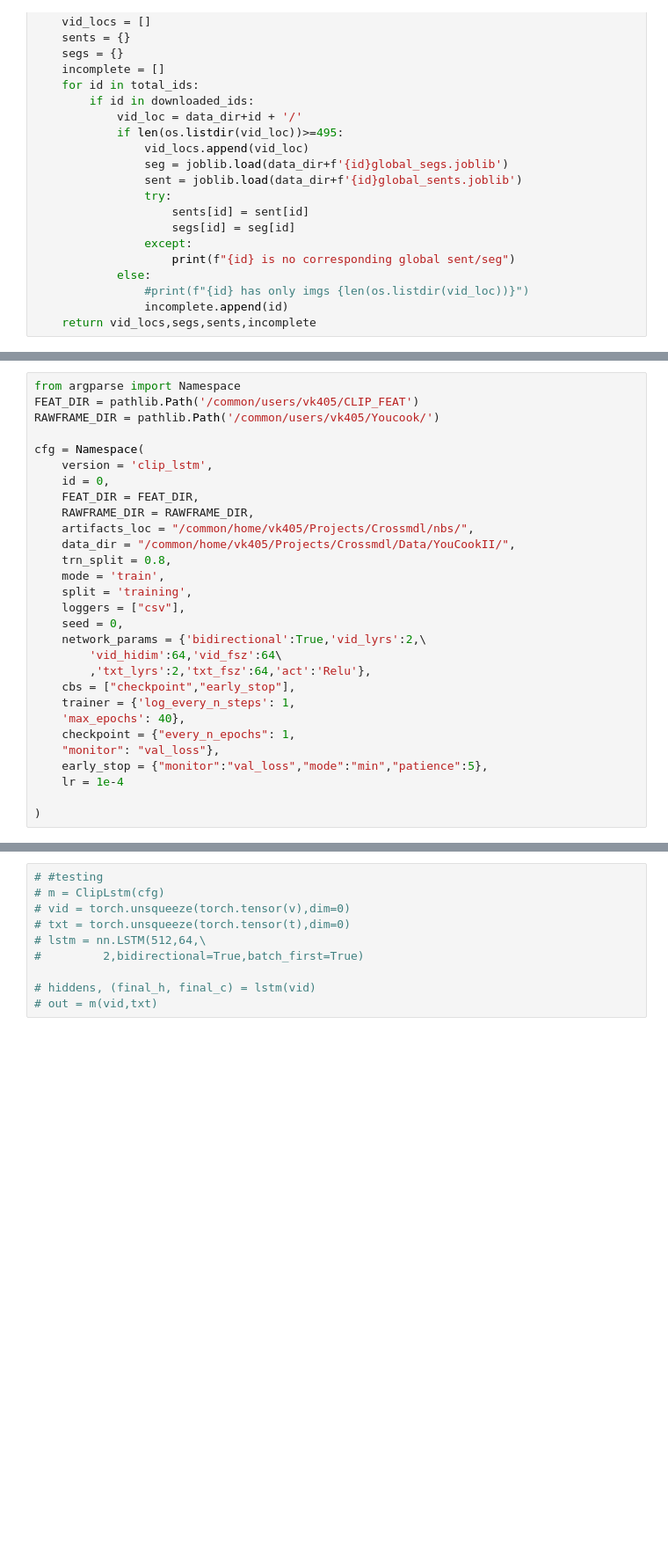
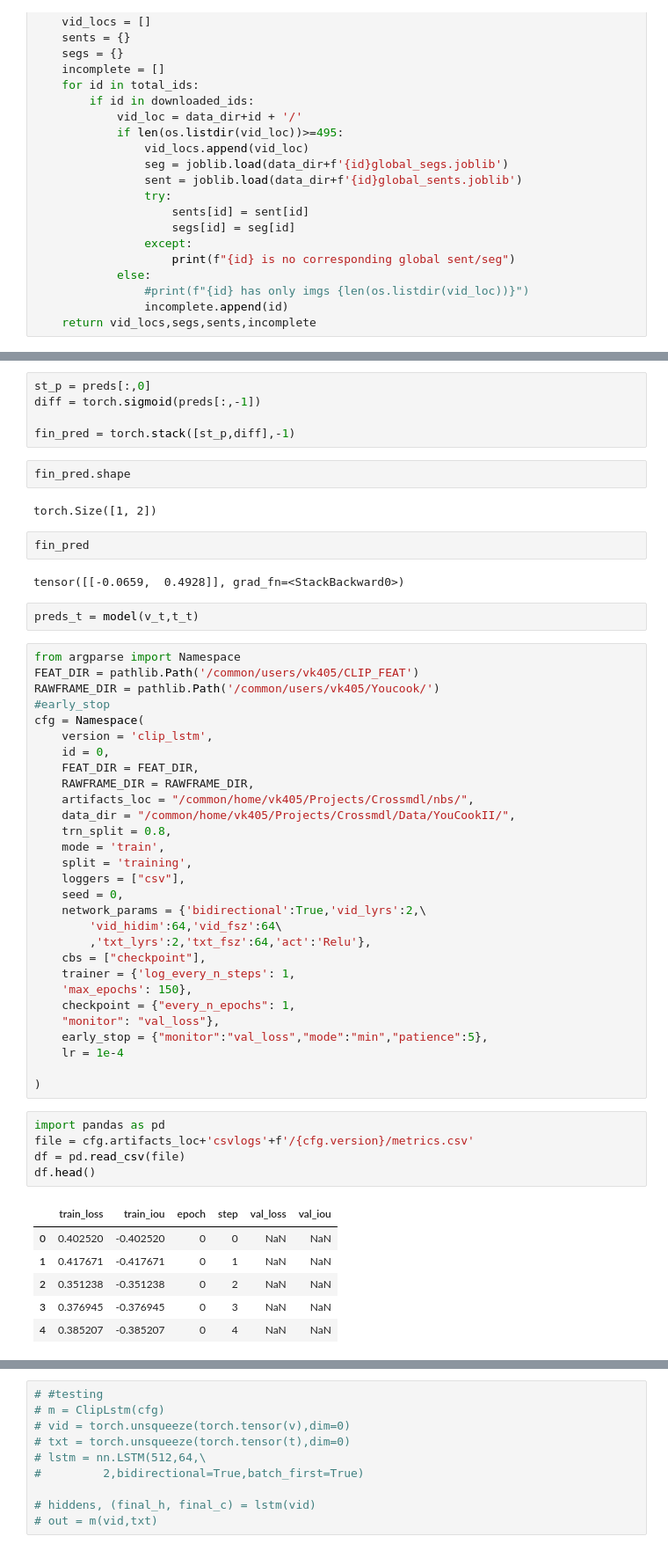
Before and after one commit to Crossmdl/Crossmdl, a Jupyter notebook: nbs/step-3_clipLstm.ipynb, the cells around one changed output, grey strips where cells are left out. Shown at 88% size. Drawn from its saved outputs; the diff is of its cells as text; blank space fills up the shorter version.

```diff
--- a/nbs/step-3_clipLstm.ipynb
+++ b/nbs/step-3_clipLstm.ipynb
@@ -314,8 +388,23 @@ class ClipLstm(pl.LightningModule):
+# %%
+st_p = preds[:,0]
+diff = torch.sigmoid(preds[:,-1])
+
+fin_pred = torch.stack([st_p,diff],-1)
+# %%
+fin_pred.shape
+# %% [output]
+torch.Size([1, 2])
+# %%
+fin_pred
+# %% [output]
+tensor([[-0.0659,  0.4928]], grad_fn=<StackBackward0>)
+# %%
+preds_t = model(v_t,t_t)
 # %%
 from argparse import Namespace
 FEAT_DIR = pathlib.Path('/common/users/vk405/CLIP_FEAT')
 RAWFRAME_DIR = pathlib.Path('/common/users/vk405/Youcook/')
-
+#early_stop
 cfg = Namespace(
     version = 'clip_lstm',
     id = 0,
@@ -331,12 +420,24 @@ cfg = Namespace(
     network_params = {'bidirectional':True,'vid_lyrs':2,\
         'vid_hidim':64,'vid_fsz':64\
         ,'txt_lyrs':2,'txt_fsz':64,'act':'Relu'},
-    cbs = ["checkpoint","early_stop"],
+    cbs = ["checkpoint"],
     trainer = {'log_every_n_steps': 1,
-    'max_epochs': 40},
+    'max_epochs': 150},
     checkpoint = {"every_n_epochs": 1,
     "monitor": "val_loss"},
     early_stop = {"monitor":"val_loss","mode":"min","patience":5},
     lr = 1e-4
 
 )
+# %%
+import pandas as pd
+file = cfg.artifacts_loc+'csvlogs'+f'/{cfg.version}/metrics.csv'
+df = pd.read_csv(file)
+df.head()
+# %% [output]
+|  | train_loss | train_iou | epoch | step | val_loss | val_iou |
+| 0 | 0.402520 | -0.402520 | 0 | 0 | NaN | NaN |
+| 1 | 0.417671 | -0.417671 | 0 | 1 | NaN | NaN |
+| 2 | 0.351238 | -0.351238 | 0 | 2 | NaN | NaN |
+| 3 | 0.376945 | -0.376945 | 0 | 3 | NaN | NaN |
+| 4 | 0.385207 | -0.385207 | 0 | 4 | NaN | NaN |
```
Also changed, not shown: parts of 34 cells of this notebook, 7 other files.
